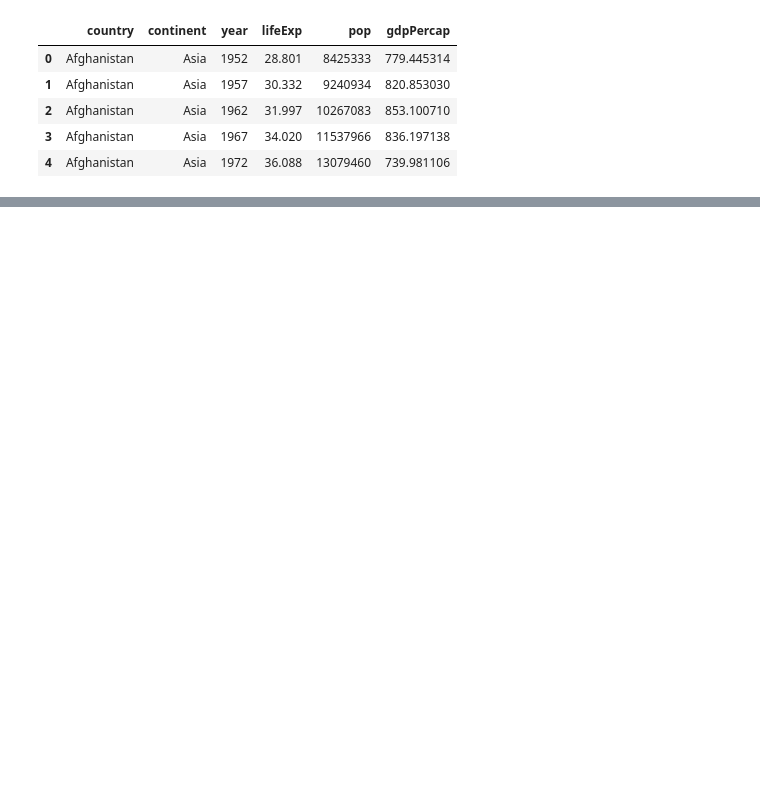
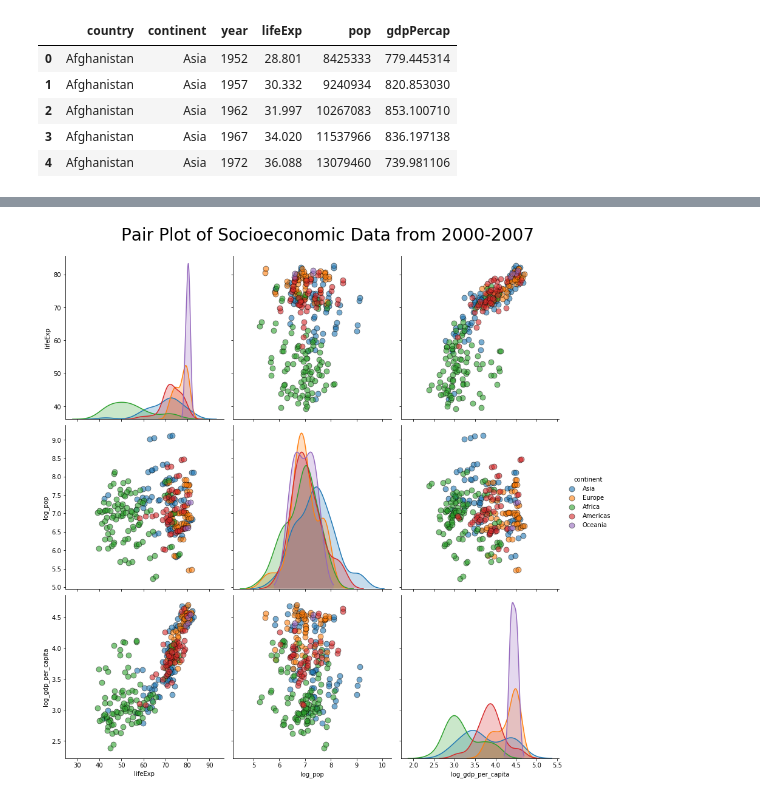
Before and after one commit to Rishant96/PipelineTut, a Jupyter notebook: seaborn_ead_pairsplot.ipynb, the cells around one changed output, grey strips where cells are left out. Saved outputs shown, nothing was run; the diff lists cells and outputs as text; code cells hidden in the pictures; blank space fills up the shorter version.

```diff
--- a/seaborn_ead_pairsplot.ipynb
+++ b/seaborn_ead_pairsplot.ipynb
@@ -16,0 +40,11 @@ df.head()
+# %%
+sns.pairplot(df[df['year'] >= 2000],
+             vars=['lifeExp', 'log_pop', 'log_gdp_per_capita'],
+             hue='continent', diag_kind='kde',
+             plot_kws={'alpha': 0.6, 's': 80, 'edgecolor': 'k'},
+             height=4)
+
+plt.suptitle('Pair Plot of Socioeconomic Data from 2000-2007',
+             size=28, y=1.05);
+# %% [output]
+[figure, added]
```
Also changed, not shown: parts of 5 cells of this notebook.
